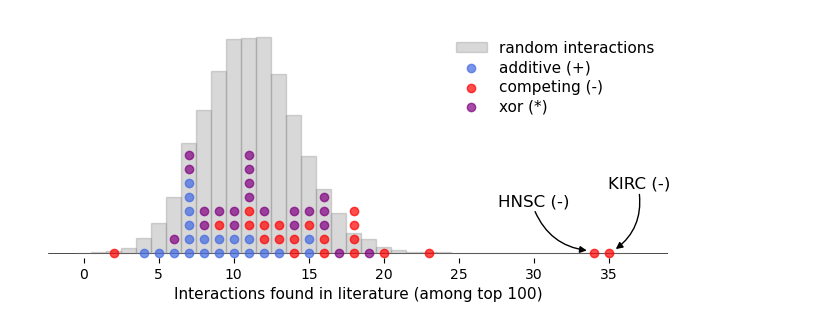
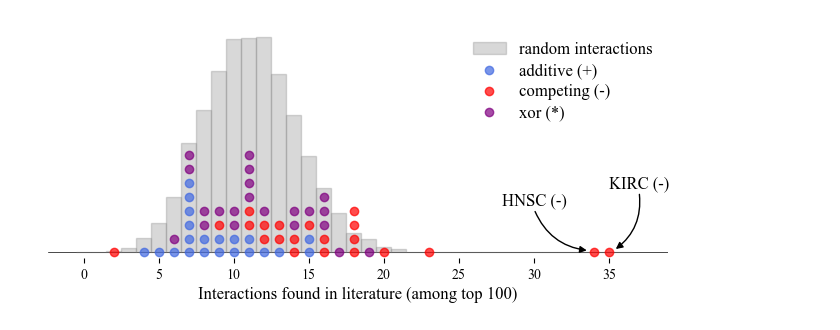
Before and after one commit to biolab/Discovery-Science-2023, a Jupyter notebook: notebooks/test-random-pairs.ipynb, the cells around one changed output. Drawn from its saved outputs; the diff is of its cells as text; code cells hidden in the pictures.

Commit message:
updated figures

```diff
--- a/notebooks/test-random-pairs.ipynb
+++ b/notebooks/test-random-pairs.ipynb
@@ -181,6 +181,8 @@ point_coordinates
 import matplotlib.pyplot as plt
 import scipy.stats as stats
 from matplotlib.patches import FancyArrowPatch
+
+plt.rcParams["font.family"] = "Times New Roman"
 
 f, ax = plt.subplots(ncols=1, nrows=1, figsize=(8, 3))
 
@@ -202,33 +204,33 @@ interaction_label = {
     "competing": "competing (-)",
     "xor": "xor (*)",
 }
 
 for id, int_type, x, y in point_coordinates:
     ax.scatter(x, y*Y_UNIT, c=interaction_color[int_type], label=interaction_label[int_type] if id == 0 else None, alpha=0.7)
 
 # curve for HNSC
 arrow = FancyArrowPatch((30, 0.025), (33.7, 0.001), arrowstyle="-|>", mutation_scale=10,
                         connectionstyle="arc3,rad=0.3", color='k')
 ax.add_patch(arrow)
 ax.text(30, 0.025, "HNSC (-)", fontsize=12, verticalalignment="bottom", horizontalalignment="center")
 
 # curve for KIRC
 arrow = FancyArrowPatch((37, 0.035), (35.3, 0.001), arrowstyle="-|>", mutation_scale=10,
                         connectionstyle="arc3,rad=-0.3", color='k')
 ax.add_patch(arrow)
 ax.text(37, 0.035, "KIRC (-)", fontsize=12, verticalalignment="bottom", horizontalalignment="center")
 
 
 
 
 
 ax.set_ylim(bottom=-0.003)
 
-ax.set_xlabel('Interactions found in literature (among top 100)', fontsize=11)
+ax.set_xlabel('Interactions found in literature (among top 100)', fontsize=12)
 #ax.set_ylabel('Density', fontsize=12)
 ax.set_yticks([])
-ax.legend(frameon=False, fontsize=11, labelspacing=0.3)
+ax.legend(frameon=False, fontsize=12, labelspacing=0.3)
 
 f.savefig("../figures/figure6-interaction-in-literature.pdf", dpi=500, bbox_inches="tight")
 # %% [output]
-[figure, old version]
+[figure, new version]
```
Also changed, not shown: 5 other files.
